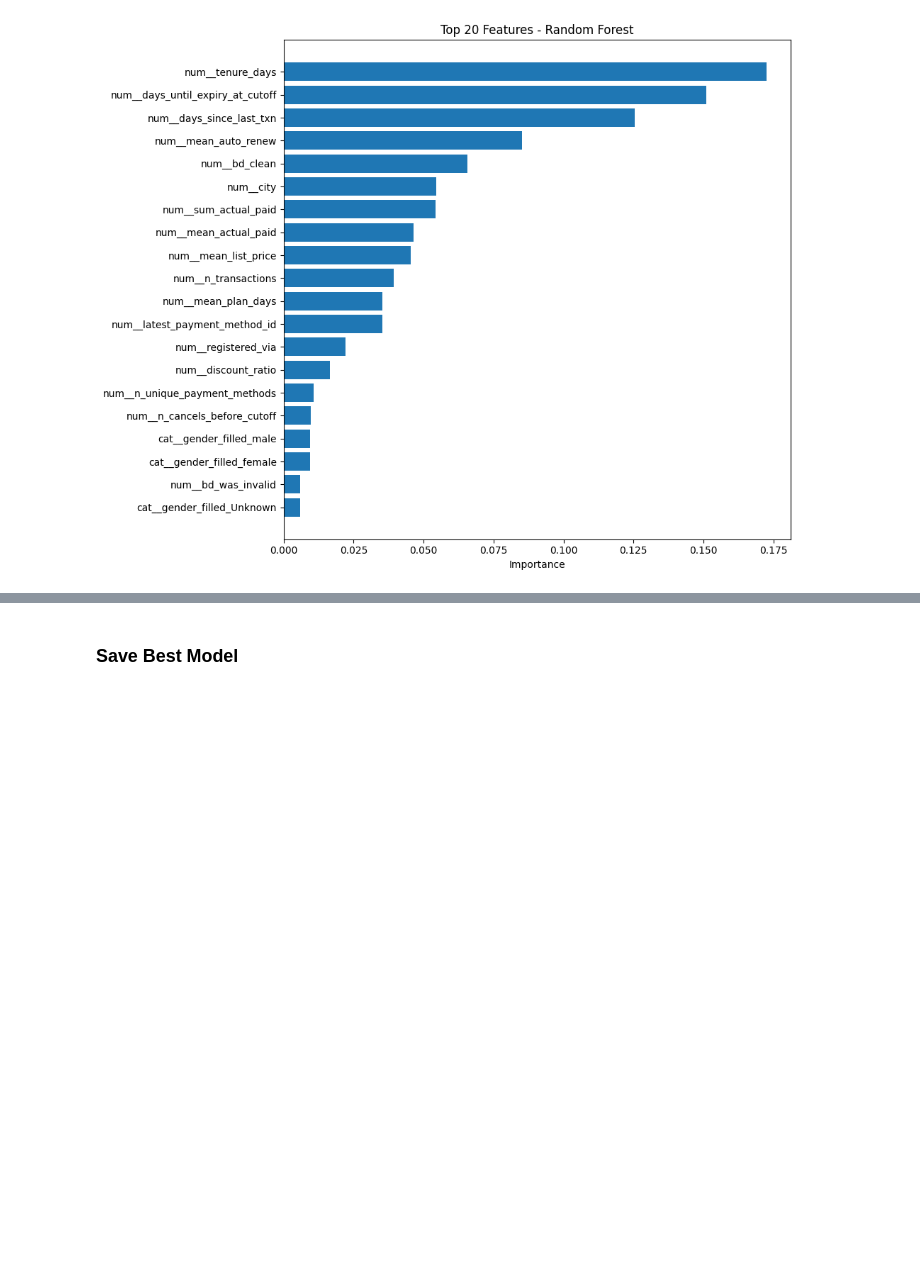
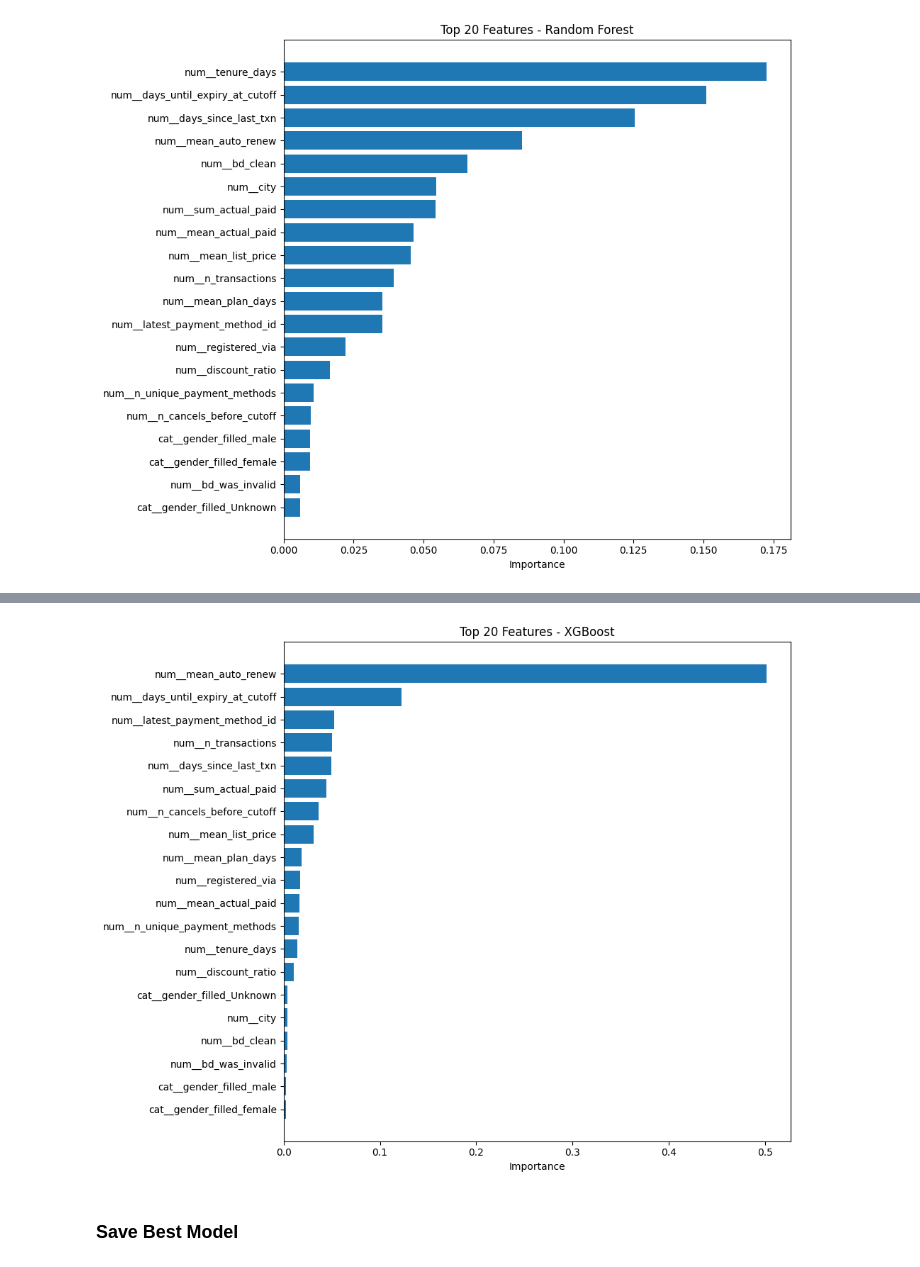
Before and after one commit to Soodabeh/retention-agent, a Jupyter notebook: notebooks/charlotte-kkbox-modeling.ipynb, the cells around one changed output, grey strips where cells are left out. Cells and saved outputs as stored; diff of their text form; code cells hidden in the pictures; blank space fills up the shorter version.

```diff
--- a/notebooks/charlotte-kkbox-modeling.ipynb
+++ b/notebooks/charlotte-kkbox-modeling.ipynb
@@ -735,3 +843,14 @@ plt.tight_layout()
 plt.show()
 # %% [output]
 [figure]
+# %%
+xgb_feature_names = xgb_model.named_steps["preprocessor"].get_feature_names_out()
+
+xgb_classifier = xgb_model.named_steps["classifier"]
+
+importance_df_xgb = pd.DataFrame({
+    "feature": xgb_feature_names,
+    "importance": xgb_classifier.feature_importances_,
+}).sort_values("importance", ascending=False)
+
+print(importance_df_xgb.head(20).to_string(index=False))
@@ -738,3 +875,14 @@ plt.show()
+# %%
+top_20_xgb = importance_df_xgb.head(20)
+
+fig, ax = plt.subplots(figsize=(10, 8))
+ax.barh(top_20_xgb["feature"][::-1], top_20_xgb["importance"][::-1])
+ax.set_xlabel("Importance")
+ax.set_title("Top 20 Features - XGBoost")
+plt.tight_layout()
+plt.show()
+# %% [output]
+[figure, added]
 # %% [markdown]
 ### Save Best Model
 # %%
```
Also changed, not shown: parts of 15 cells of this notebook.
